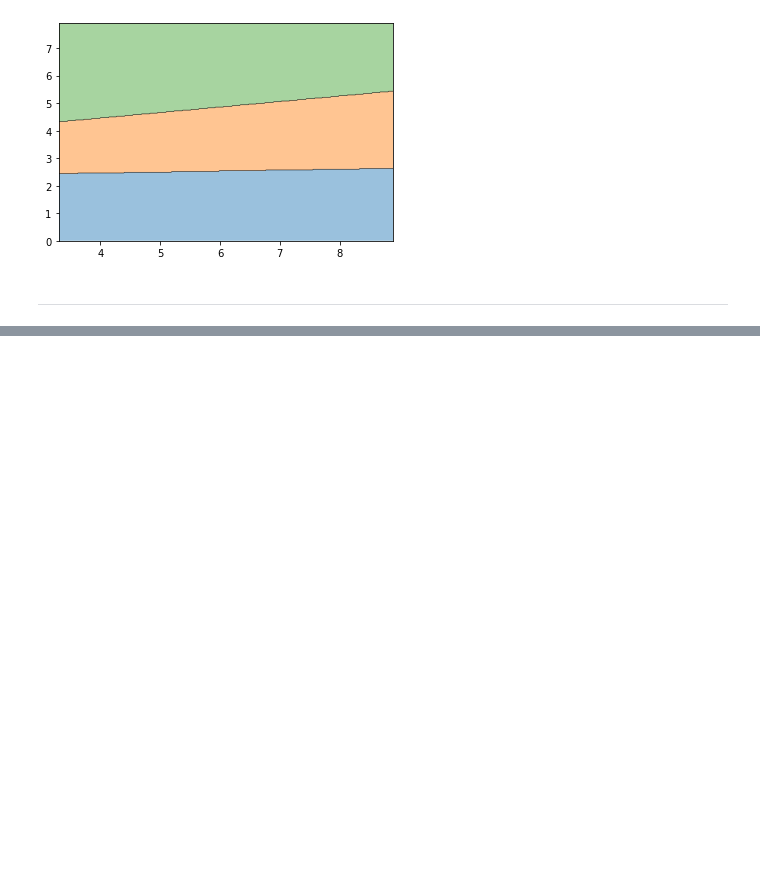
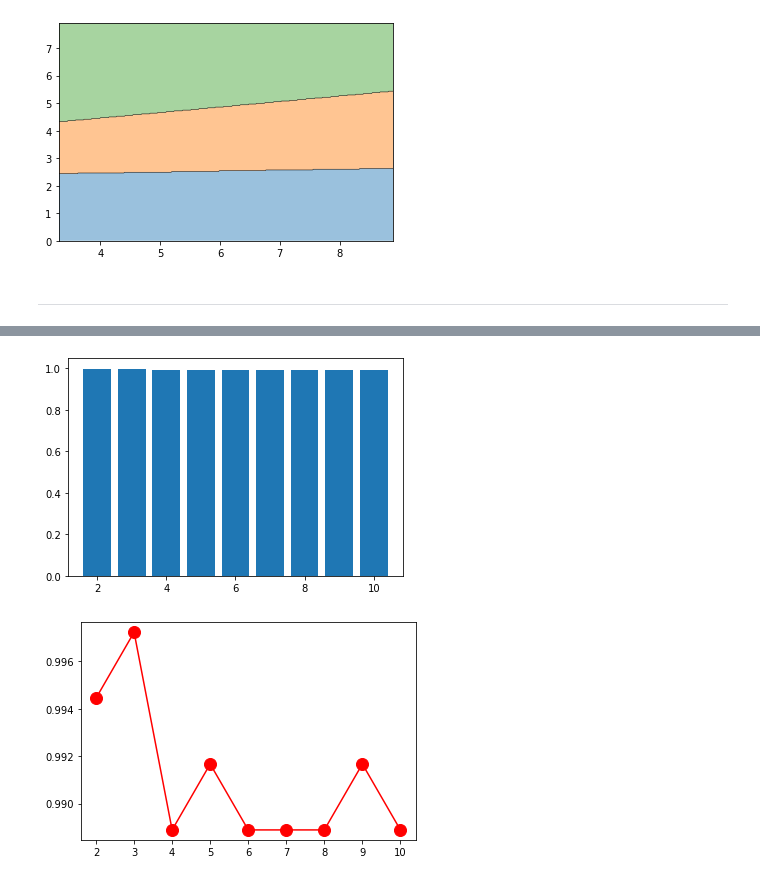
Before and after one commit to mixhub10/dl16, a Jupyter notebook: notebook/ch03_ML_intro.ipynb, the cells around one changed output, grey strips where cells are left out. Saved outputs shown, nothing was run; the diff lists cells and outputs as text; code cells hidden in the pictures; blank space fills up the shorter version.

```diff
--- a/notebook/ch03_ML_intro.ipynb
+++ b/notebook/ch03_ML_intro.ipynb
@@ -278,0 +355,14 @@ TypeError: ignored
+# %%
+
+#####################################################
+# DIY : Search the best hyperparameter: n_neighbors
+#####################################################
+scores = []
+for kn in range(2,11):
+    knn = KNeighborsClassifier(n_neighbors=kn)
+    knn.fit(X_train, y_train)
+    y_pred = knn.predict(X_test)
+    score = metrics.accuracy_score(y_test, y_pred)
+    scores.append(score)
+
+scores
@@ -278,0 +379,13 @@ TypeError: ignored
+# %%
+
+# Plot scores w.r.t. n_neighbors
+plt.bar(range(2,11), scores)
+#plt.ylim((0.95,1))
+plt.show()
+
+plt.plot(range(2,11), scores,'ro-', ms=12)
+#plt.ylim((0.95,1))
+plt.show()
+# %% [output]
+[figure, added]
+[figure, added]
```
Also changed, not shown: parts of 21 cells of this notebook.
